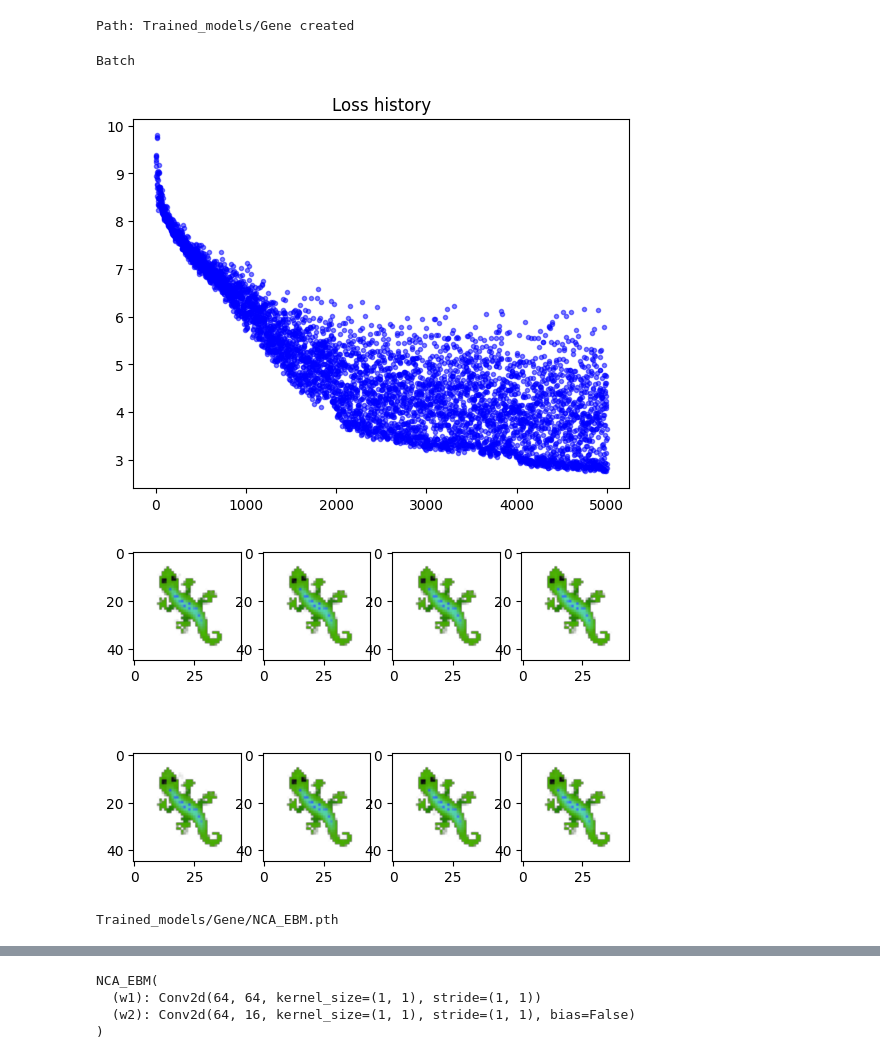
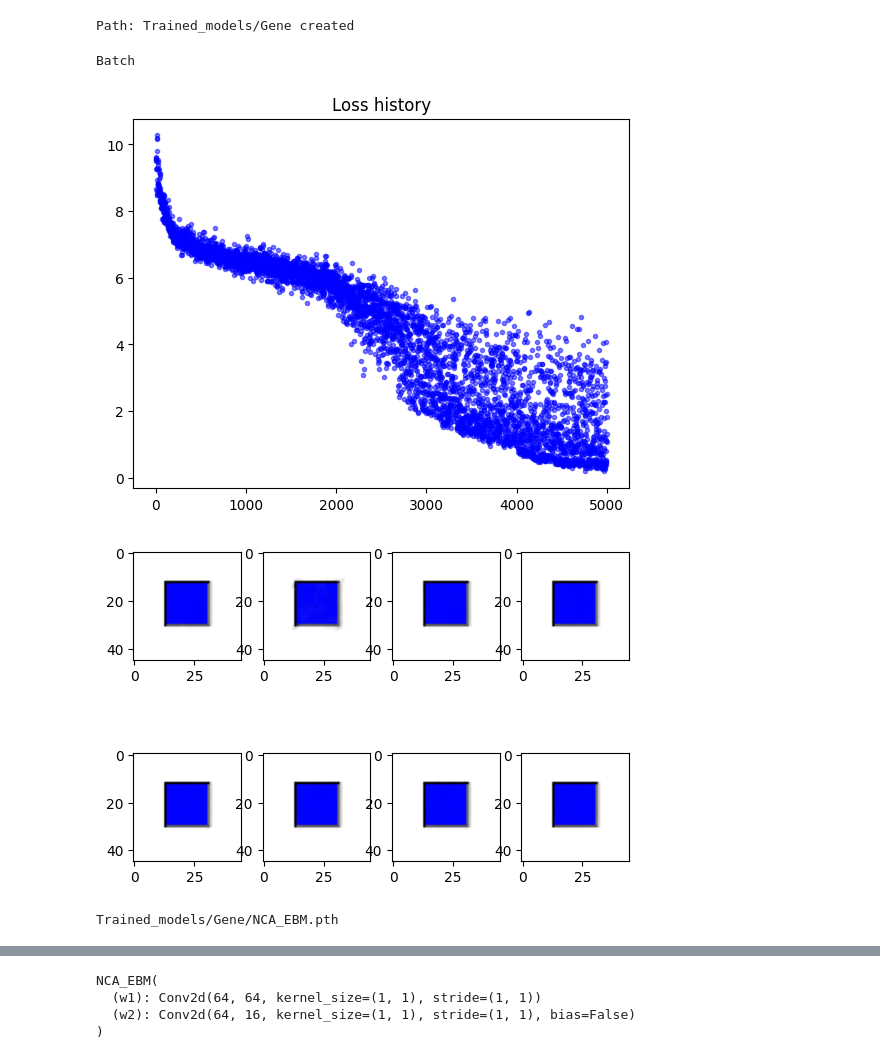
Before and after one commit to lshofsl/Advanced-topics-in-PoD-project-, a Jupyter notebook: EBM_NCA.ipynb, the cells around one changed output, grey strips where cells are left out. Saved outputs shown, nothing was run; the diff lists cells and outputs as text; code cells hidden in the pictures.

```diff
--- a/EBM_NCA.ipynb
+++ b/EBM_NCA.ipynb
@@ -88,7 +88,7 @@ style = """
 # %%
 #@title Load Primitives { vertical-output: true}
 
-LIZARD = "Images/lizard.png"
+LIZARD = "Images/square.png"
 path = LIZARD
 image, image_to_display = utils.get_image(os.path.join(repo_path, path), HEIGHT, WIDTH, padding=PADDING)
 
@@ -166,6 +166,7 @@ K = 20
 
 
 eta_log = []
+j_norm_log = []
 energy_loss = []
 loss_mono_log = []
 loss_drift_log = []
@@ -205,6 +206,7 @@ for i in range(TRAINING_ITERS + 1):
     optim.zero_grad()
 
     eta_log.append(nca.eta.detach().item())
+    j_norm_log.append(nca.J.norm().item())
     loss_mono_log.append(loss_mono.item())
     loss_drift_log.append(loss_drift.item())
     energy_loss.append(loss.item())
@@ -212,35 +214,35 @@ for i in range(TRAINING_ITERS + 1):
 
     with torch.no_grad():
         loss_rank = per_sample_loss.detach().cpu().numpy().argsort()[::-1]
         x_np = x.detach().cpu().numpy()[loss_rank]
         x_np[:1] = seed
         batch.x[:] = x_np
         batch.commit()
     scheduler.step()
 
 
 
     if i % 100 == 0:
         print(f"Training itter {i}, loss = {loss.item()}")
         plt.clf()
         clear_output()
         plt.figure(1, figsize=(10, 4))
         plt.title('Loss history')
         plt.plot(loss_log, '.', alpha=0.5, color="b")
         print("Batch")
         utils.show_batch(x[2:14])
         display(HTML(style))
         plt.show(block=False)
         plt.pause(0.01)
 
 
     if i % 100 == 0:
         torch.save(nca.state_dict(), "Trained_models/" + name + ".pth")
         print("Trained_models/" + name + ".pth")
 # %% [output]
 Batch
-[figure, old version]
+[figure, new version]
-[figure, old version]
+[figure, new version]
 Trained_models/Gene/NCA_EBM.pth
 # %%
 
```
Also changed, not shown: parts of 15 cells of this notebook.
